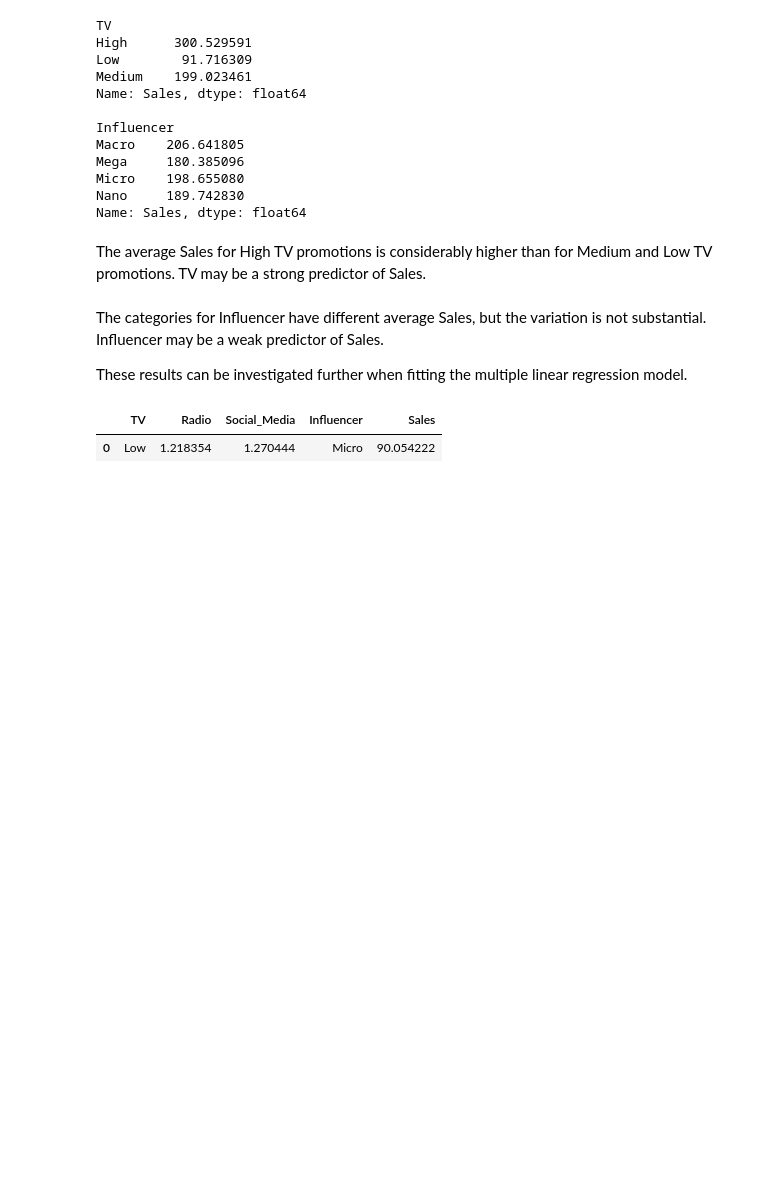
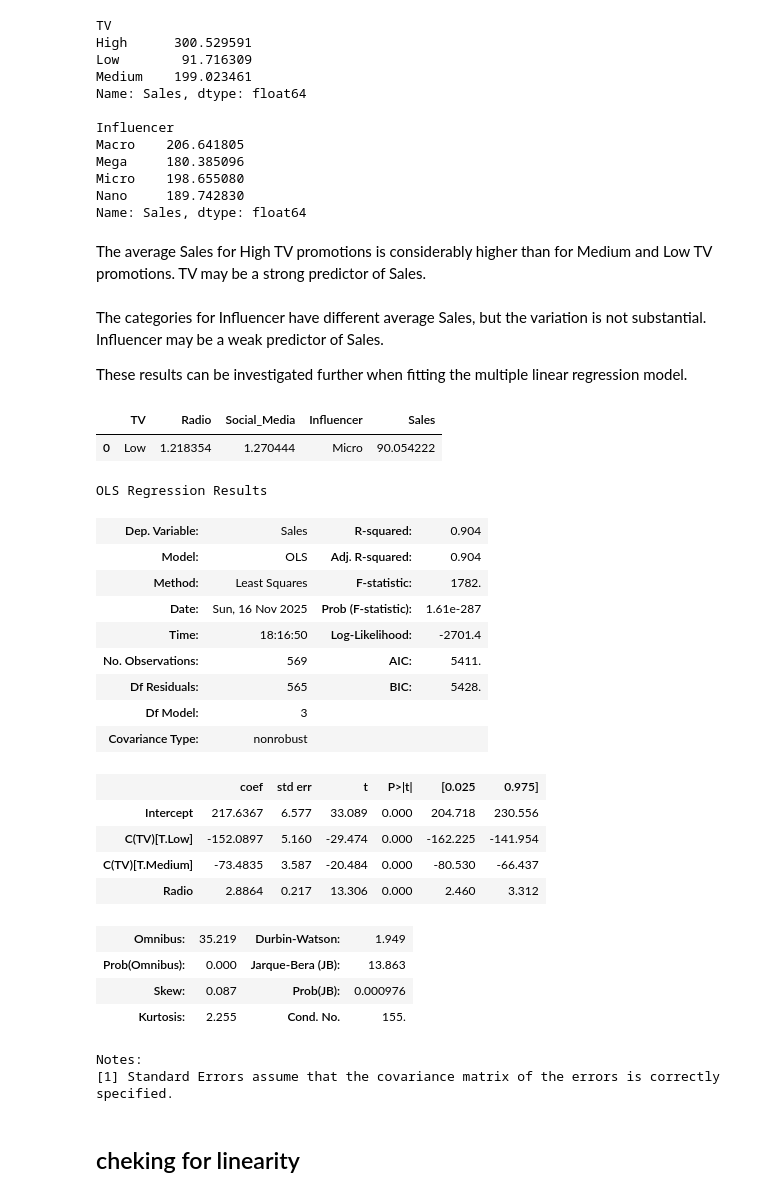
Before and after one commit to PrincelyKitilya/Linear-Regression-assumptions-tests, a Jupyter notebook: marketing sales analysis/marketing_analysis_mulitple.ipynb, the cells around one changed output. Cells and saved outputs as stored; diff of their text form; code cells hidden in the pictures; blank space fills up the shorter version.

Commit message:
Constructed ols formula, creating ols model using formula and data, fitting the model , showing the model results.

```diff
--- a/marketing sales analysis/marketing_analysis_mulitple.ipynb
+++ b/marketing sales analysis/marketing_analysis_mulitple.ipynb
@@ -86,3 +86,43 @@ marketing_data.head(1)
 | 0 | Low | 1.218354 | 1.270444 | Micro | 90.054222 |
 # %%
 # Constructing the model
+#first we need the ols formula
+#second we need the ols data
+
+#ols formula
+ols_formula = "Sales ~ C(TV) + Radio"
+
+#creating an OLS model
+OLS = ols(formula=ols_formula, data=marketing_data)
+
+#fitting the model
+model = OLS.fit()
+
+#model results
+model_results = model.summary()
+
+
+#display
+model_results
+# %% [output]
+OLS Regression Results
+| Dep. Variable: | Sales | R-squared: | 0.904 |
+| Model: | OLS | Adj. R-squared: | 0.904 |
+| Method: | Least Squares | F-statistic: | 1782. |
+| Date: | Sun, 16 Nov 2025 | Prob (F-statistic): | 1.61e-287 |
+| Time: | 18:16:50 | Log-Likelihood: | -2701.4 |
+| No. Observations: | 569 | AIC: | 5411. |
+| Df Residuals: | 565 | BIC: | 5428. |
+| Df Model: | 3 |  |  |
+| Covariance Type: | nonrobust |  |  |
+|  | coef | std err | t | P>|t| | [0.025 | 0.975] |
+| Intercept | 217.6367 | 6.577 | 33.089 | 0.000 | 204.718 | 230.556 |
+| C(TV)[T.Low] | -152.0897 | 5.160 | -29.474 | 0.000 | -162.225 | -141.954 |
+| C(TV)[T.Medium] | -73.4835 | 3.587 | -20.484 | 0.000 | -80.530 | -66.437 |
+| Radio | 2.8864 | 0.217 | 13.306 | 0.000 | 2.460 | 3.312 |
+| Omnibus: | 35.219 | Durbin-Watson: | 1.949 |
+| Prob(Omnibus): | 0.000 | Jarque-Bera (JB): | 13.863 |
+| Skew: | 0.087 | Prob(JB): | 0.000976 |
+| Kurtosis: | 2.255 | Cond. No. | 155. |
+Notes:
+[1] Standard Errors assume that the covariance matrix of the errors is correctly specified.
@@ -88,0 +137,2 @@ marketing_data.head(1)
+# %% [markdown]
+## cheking for linearity
```
Also changed, not shown: parts of 1 cell of this notebook.
